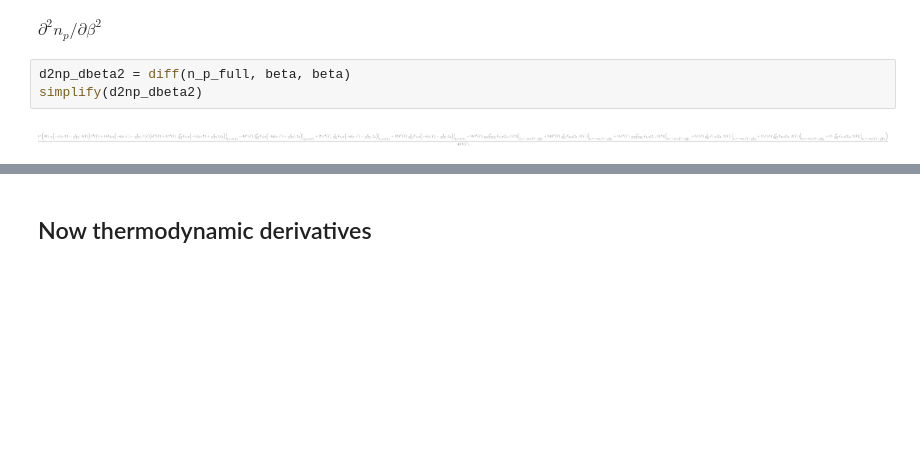
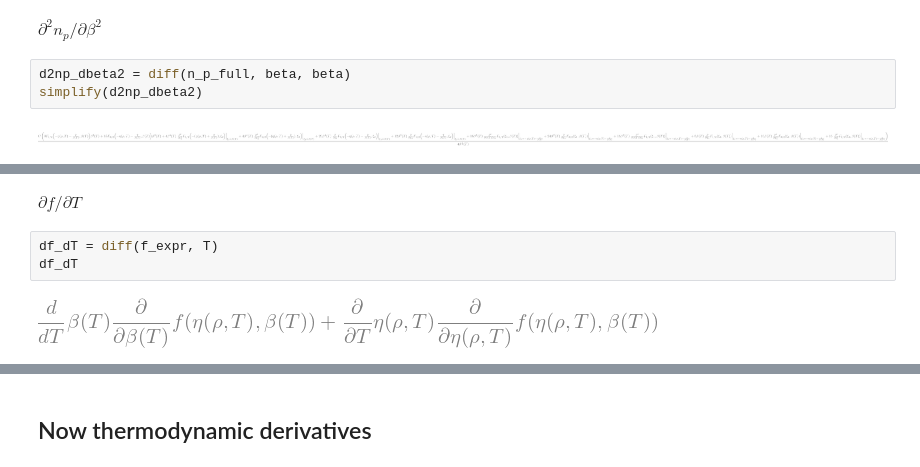
Before and after one commit to zingale/electron_positron_cxx, a Jupyter notebook: degenerate_derivatives.ipynb, the cells around one changed output, grey strips where cells are left out. Drawn from its saved outputs; the diff is of its cells as text; blank space fills up the shorter version.

```diff
--- a/degenerate_derivatives.ipynb
+++ b/degenerate_derivatives.ipynb
@@ -239,0 +272,7 @@ simplify(d2np_dbeta2)
+# %% [markdown]
+$\partial f/\partial T$
+# %%
+df_dT = diff(f_expr, T)
+df_dT
+# %% [output]
+[figure, added]
```
Also changed, not shown: parts of 43 cells of this notebook.
